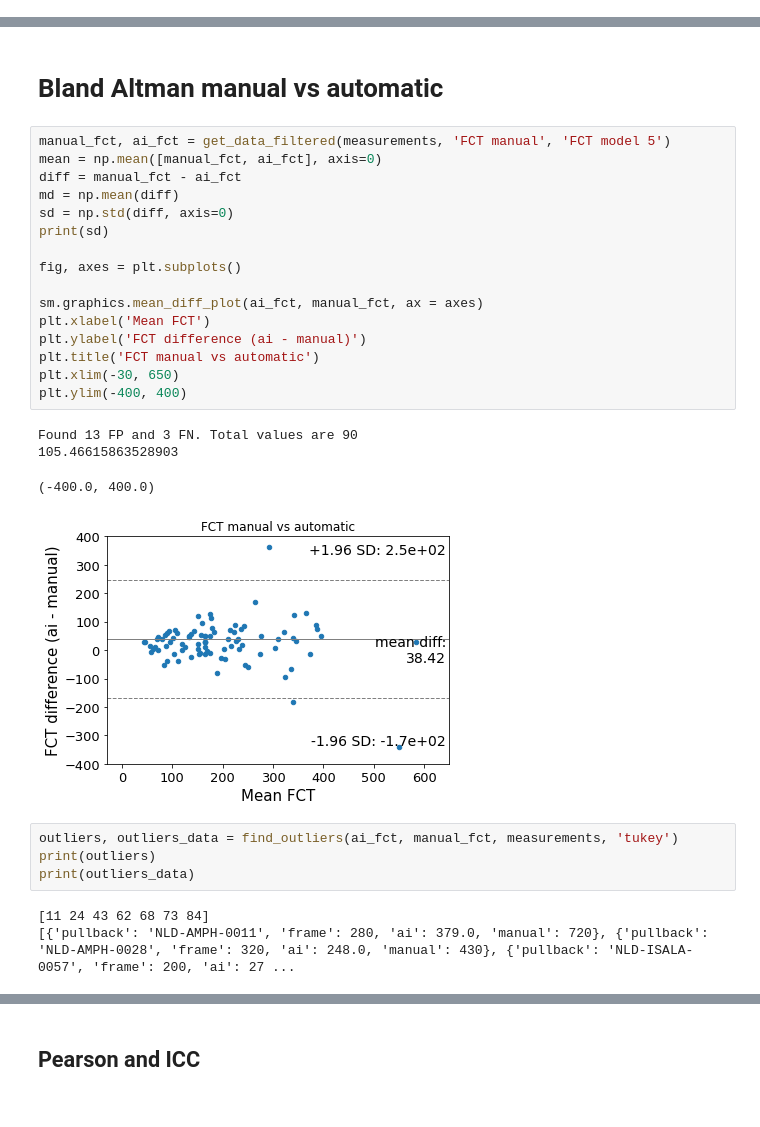
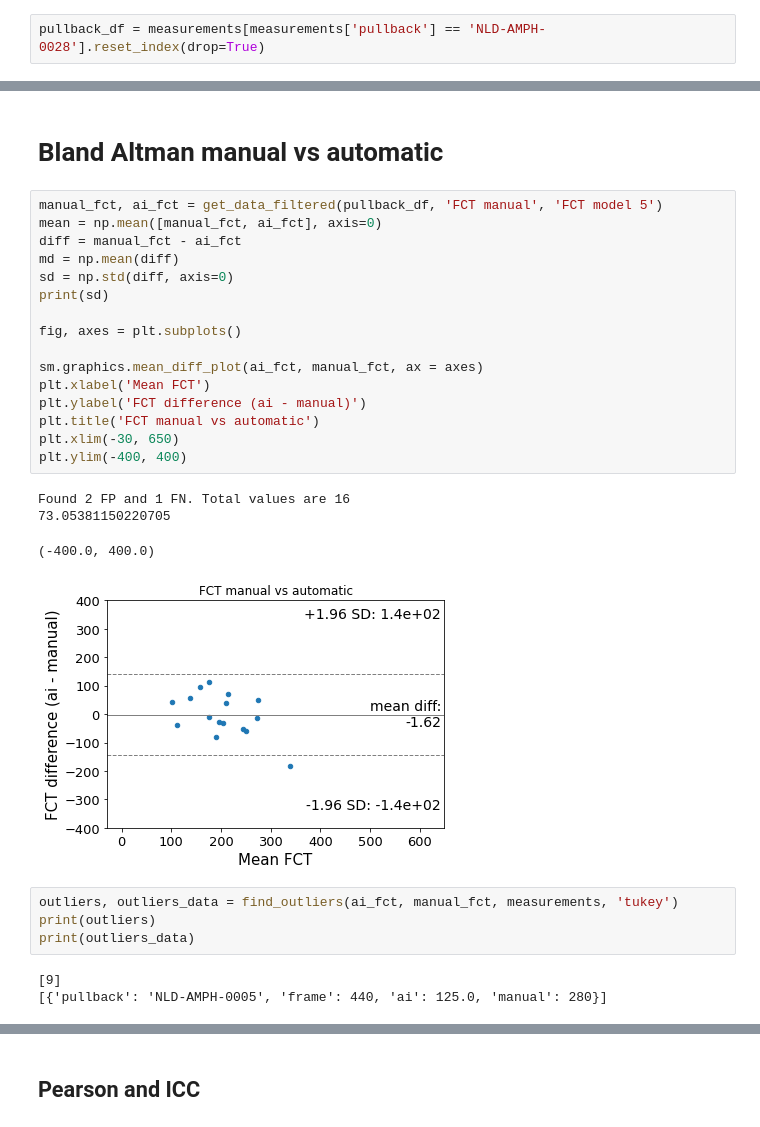
Before and after one commit to Gonzalo2408/CardiacOCT-project, a Jupyter notebook: metrics_build/statistics/plot_bland_altman_lipid.ipynb, the cells around one changed output, grey strips where cells are left out. Saved outputs shown, nothing was run; the diff lists cells and outputs as text.

```diff
--- a/metrics_build/statistics/plot_bland_altman_lipid.ipynb
+++ b/metrics_build/statistics/plot_bland_altman_lipid.ipynb
@@ -11,6 +11,8 @@ from matplotlib.colors import ListedColormap
 pd.options.mode.chained_assignment = None
 # %%
 measurements = pd.read_excel(r'Z:\grodriguez\CardiacOCT\code\count-distributions\manual_vs_automatic_measures.xlsx', sheet_name='Lipid new test set')
+# %%
+pullback_df = measurements[measurements['pullback'] == 'NLD-AMPH-0028'].reset_index(drop=True)
 # %% [markdown]
 ## Functions
 # %%
@@ -134,31 +136,31 @@ def find_outliers(automatic_values, manual_values, sheet, score):
 # %% [markdown]
 # Bland Altman manual vs automatic
 # %%
-manual_fct, ai_fct = get_data_filtered(measurements, 'FCT manual', 'FCT model 5')
+manual_fct, ai_fct = get_data_filtered(pullback_df, 'FCT manual', 'FCT model 5')
 mean = np.mean([manual_fct, ai_fct], axis=0)
 diff = manual_fct - ai_fct
 md = np.mean(diff)
 sd = np.std(diff, axis=0)
 print(sd)
 
 fig, axes = plt.subplots()
 
 sm.graphics.mean_diff_plot(ai_fct, manual_fct, ax = axes)
 plt.xlabel('Mean FCT')
 plt.ylabel('FCT difference (ai - manual)')
 plt.title('FCT manual vs automatic')
 plt.xlim(-30, 650)
 plt.ylim(-400, 400)
 # %% [output]
-Found 13 FP and 3 FN. Total values are 90
-105.46615863528903
+Found 2 FP and 1 FN. Total values are 16
+73.05381150220705
 (-400.0, 400.0)
-[figure, old version]
+[figure, new version]
 # %%
 outliers, outliers_data = find_outliers(ai_fct, manual_fct, measurements, 'tukey')
 print(outliers)
 print(outliers_data)
 # %% [output]
-[11 24 43 62 68 73 84]
-[{'pullback': 'NLD-AMPH-0011', 'frame': 280, 'ai': 379.0, 'manual': 720}, {'pullback': 'NLD-AMPH-0028', 'frame': 320, 'ai': 248.0, 'manual': 430}, {'pullback': 'NLD-ISALA-0057', 'frame': 200, 'ai': 27 ...
+[9]
+[{'pullback': 'NLD-AMPH-0005', 'frame': 440, 'ai': 125.0, 'manual': 280}]
 # %%
```
Also changed, not shown: parts of 6 cells of this notebook, 24 other files.
